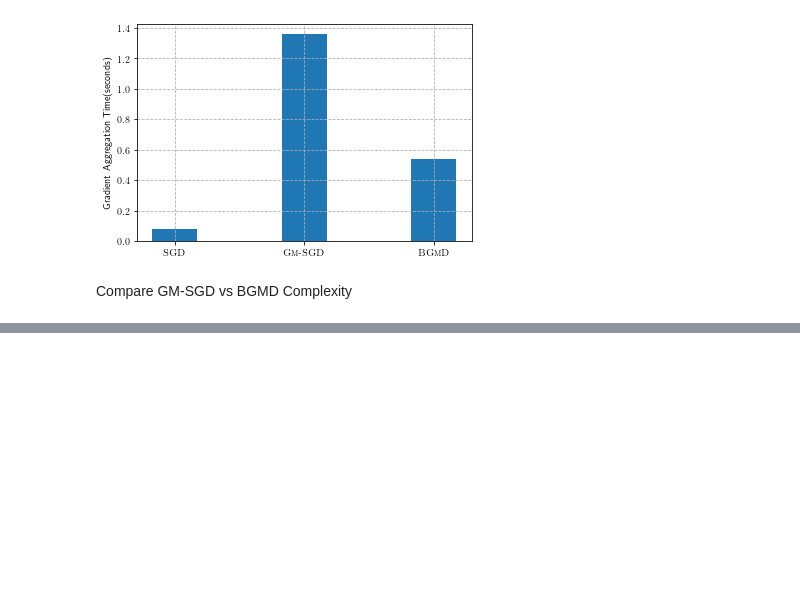
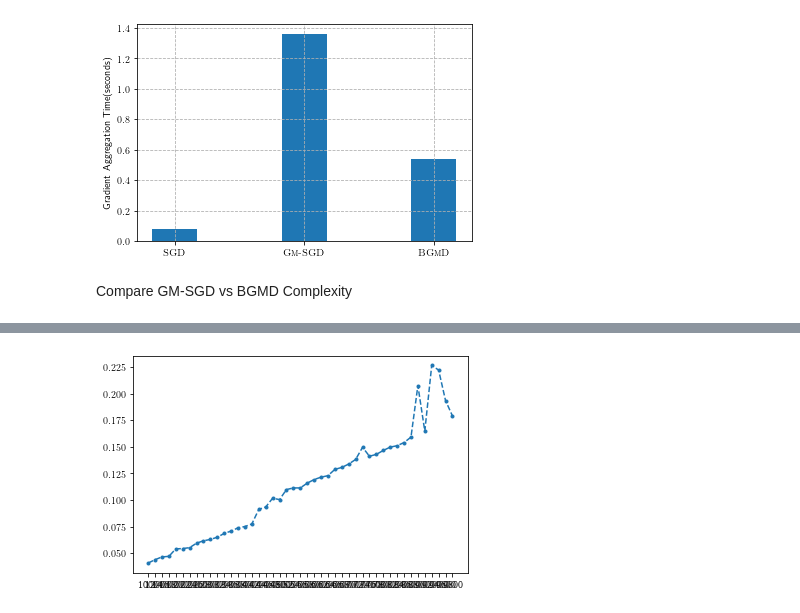
Before and after one commit to anishacharya/Optimization-Mavericks, a Jupyter notebook: playground_.ipynb, the cells around one changed output, grey strips where cells are left out. Cells and saved outputs as stored; diff of their text form; code cells hidden in the pictures; blank space fills up the shorter version.

```diff
--- a/playground_.ipynb
+++ b/playground_.ipynb
@@ -79,0 +79,43 @@ plt.grid()#True, which='both', linestyle='--')
+# %%
+from matplotlib import rc
+import json
+from matplotlib.ticker import MaxNLocator
+
+rc('text', usetex=True)
+
+def smooth(y, box_pts):
+    box = np.ones(box_pts) / box_pts
+    y_smooth = np.convolve(y, box, mode='same')
+    return y_smooth
+
+def plot_timing(res_file: str, label):
+    # d = [100, 1000, 10000, 100000]
+    with open(res_file, 'rb') as f:
+        res = json.load(f)
+
+    del res["config"]
+    d = list(res.keys())
+    t = list(res.values())
+
+    # plt.yscale('log')
+    t = smooth(y=t, box_pts=1)
+
+    plt.scatter(d, t, label=label, marker='.')
+    plt.plot(d, t, linestyle='dashed')
+
+
+d = 'result_dumps/timing_exp/'
+o = [
+        'mean',
+        'gm',
+    ]
+labels = [
+        r"\textsc{SGD}",
+    r"\textsc{Gm-SGD}"
+    ]
+
+for op, label in zip(o, labels):
+    result_file = d + op
+    plot_timing(result_file, label)
+# %% [output]
+[figure, added]
```
Also changed, not shown: parts of 1 cell of this notebook, 2 other files.
